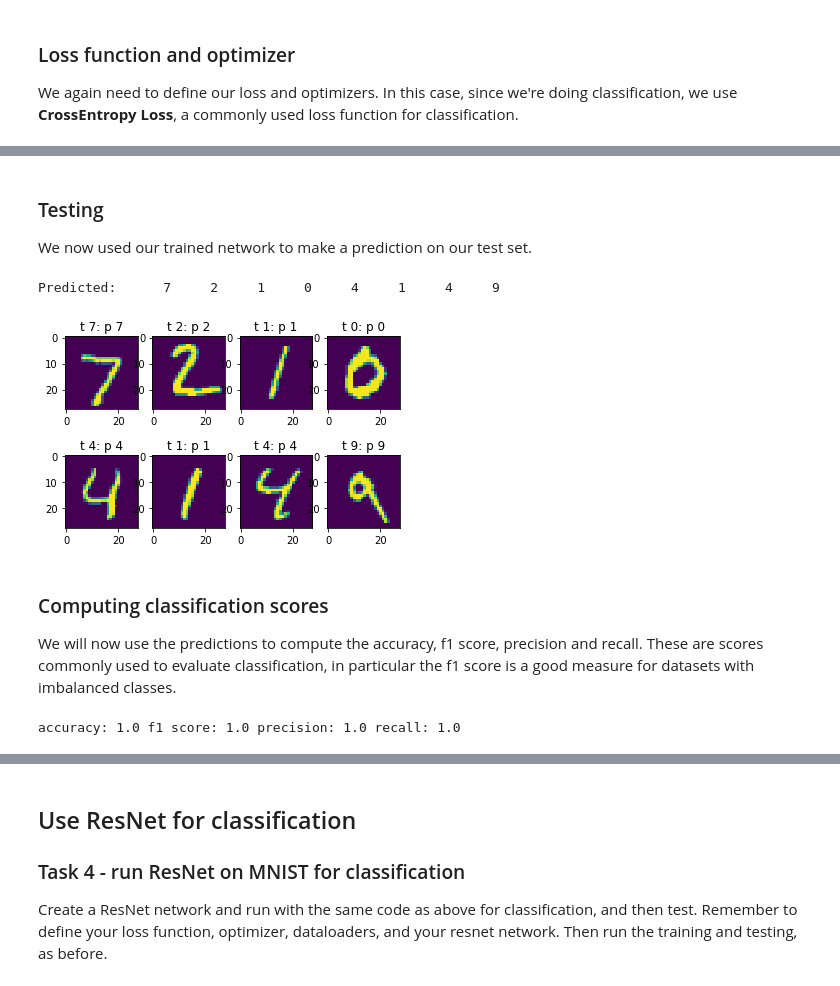
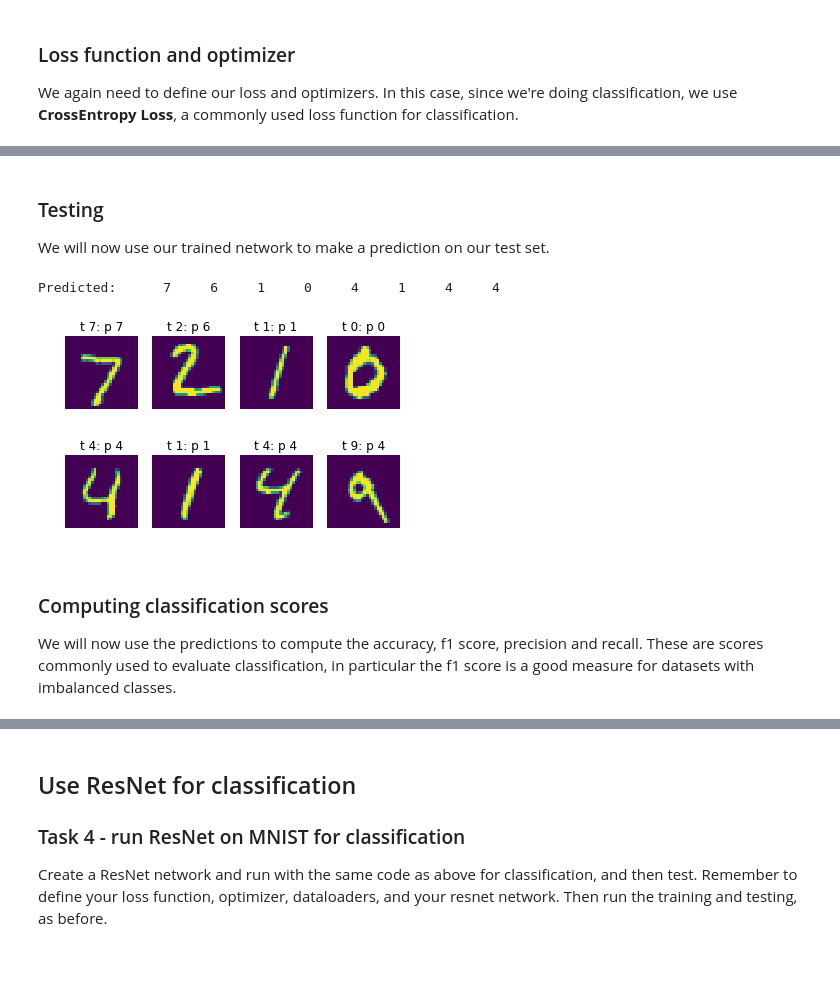
Before and after one commit to CherBass/pytorch_tutorials, a Jupyter notebook: simple_classification_regression.ipynb, the cells around one changed output, grey strips where cells are left out. Cells and saved outputs as stored; diff of their text form; code cells hidden in the pictures.

```diff
--- a/simple_classification_regression.ipynb
+++ b/simple_classification_regression.ipynb
@@ -247,10 +258,11 @@ rows = 2
 columns = 4
 fig=plt.figure()
 for i in range(8):
-   fig.add_subplot(rows, columns, i+1)
-   plt.title(classes[labels[i]])
-   img = images[i] / 2 + 0.5 # this is for unnormalize the image
-   img = torchvision.transforms.ToPILImage()(img) # tranform tensor to image with torchvision
-   plt.imshow(img)
+    fig.add_subplot(rows, columns, i+1)
+    plt.title(classes[labels[i]])
+    plt.axis('off')
+    img = images[i] / 2 + 0.5 # this is for unnormalize the image
+    img = torchvision.transforms.ToPILImage()(img) # tranform tensor to image with torchvision
+    plt.imshow(img)
 plt.show()
 # %% [output]
@@ -322,7 +334,7 @@ Implement the training interations - see example from regression task
 
 At each epoch, as before we need to clear gradients first (since they are accumalated at each backward step), then we pass the data through the network to make a prediction, compute loss and gradiets, and finally update the parameters.
 # %%
-epochs = 2
+epochs = 1
 for epoch in range(epochs):
 
     # enumerate can be used to output iteration index i, as well as the data
@@ -371,31 +383,32 @@ for epoch in range(epochs):
 # %% [markdown]
 ### Testing
 
-We now used our trained network to make a prediction on our test set.
+We will now use our trained network to make a prediction on our test set.
 # %%
 #make an iterator from test_loader
 test_iterator = iter(test_loader)
 #Get a batch of testing images
 images, labels = test_iterator.next()
 # %%
-results = net(images)
+y_score = net(images)
 # get predicted class from the class probabilities
-_, predicted = torch.max(results, 1)
+_, y_pred = torch.max(y_score, 1)
 
-print('Predicted: ', ' '.join('%5s' % classes[predicted[j]] for j in range(8)))
+print('Predicted: ', ' '.join('%5s' % classes[y_pred[j]] for j in range(8)))
 
-# plot results - true label (t) vs predicted label (p)
+# plot y_score - true label (t) vs predicted label (p)
 fig2 = plt.figure()
 for i in range(8):
     fig2.add_subplot(rows, columns, i+1)
-    plt.title('t ' + classes[labels[i]] + ': p ' + classes[predicted[i]])
+    plt.title('t ' + classes[labels[i]] + ': p ' + classes[y_pred[i]])
     img = images[i] / 2 + 0.5     # this is to unnormalize the image
     img = torchvision.transforms.ToPILImage()(img)
+    plt.axis('off')
     plt.imshow(img)
 plt.show()
 # %% [output]
-Predicted:      7     2     1     0     4     1     4     9
+Predicted:      7     6     1     0     4     1     4     4
-[figure, old version]
+[figure, new version]
 # %% [markdown]
 ### Computing classification scores
 
@@ -414,28 +419,0 @@ for i in np.arange(labels.shape[0]):
-# %%
-# classifcation scores
-
-# True positive
-tp = np.sum(labels_v * predicted_v)
-# False positive
-fp = np.sum((labels_v == 0) * predicted_v)
-# True negative
-tn = np.sum((labels_v == 0) * (predicted_v == 0))
-# False negative
-fn = np.sum(labels_v * (predicted_v == 0))
-
-# True positive rate (sensitivity or recall)
-tpr = tp / (tp + fn)
-# False positive rate (fall-out)
-fpr = fp / (fp + tn)
-# Precision
-precision = tp / (tp + fp)
-# True negatvie tate (specificity)
-tnr = 1 - fpr
-# F1 score - precision-recall score
-f1 = 2 * tp / (2 * tp + fp + fn)
-# accuracy
-accuracy = (tp + tn) / (tp + tn + fp + fn)
-
-print('accuracy:', accuracy, 'f1 score:', f1, 'precision:', precision, 'recall:', tpr)
-# %% [output]
-accuracy: 1.0 f1 score: 1.0 precision: 1.0 recall: 1.0
```
Also changed, not shown: parts of 16 cells of this notebook, 4 other files.
